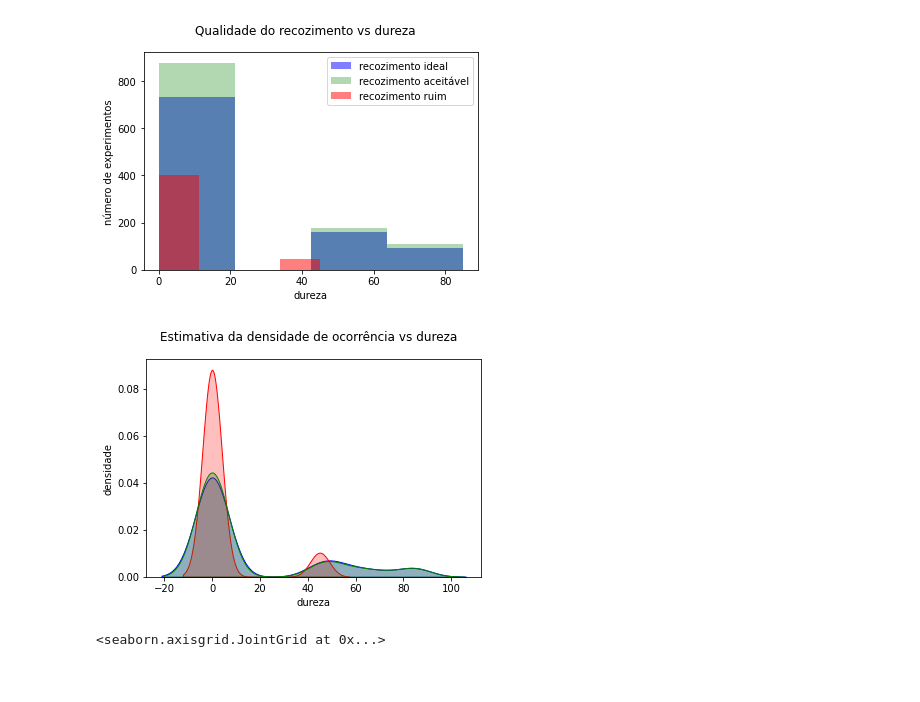
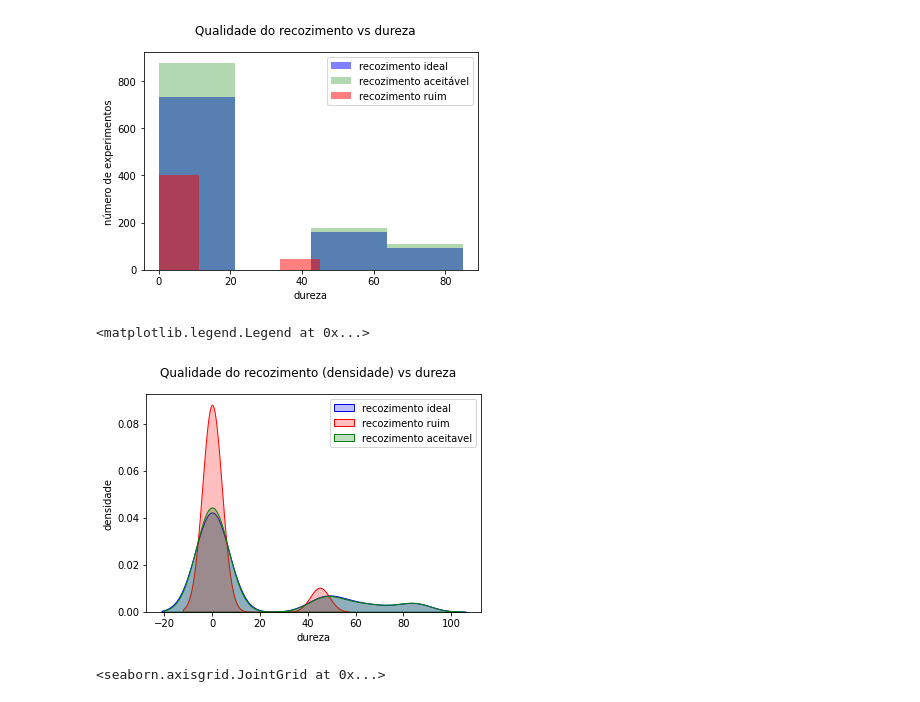
Before and after one commit to tiagottmoraes/ETL-and-EDA---Admission-test, a Jupyter notebook: 2. EDA Code.ipynb, the cells around one changed output. Saved outputs shown, nothing was run; the diff lists cells and outputs as text; code cells hidden in the pictures.

```diff
--- a/2. EDA Code.ipynb
+++ b/2. EDA Code.ipynb
@@ -194,17 +194,20 @@ ax.legend();
 # %%
 # estimativa da densidade da ocorrência
 fig, ax = plt.subplots()
 
 sns.kdeplot(df2[df2["ideal"]==1]["hardness"], shade=True, color="blue", label="recozimento ideal", ax=ax)
 sns.kdeplot(df2[df2["ruim"]==1]["hardness"], shade=True, color="red", label="recozimento ruim", ax=ax)
 sns.kdeplot(df2[df2["ruim"]==0]["hardness"], shade=True, color="green", label="recozimento aceitavel", ax=ax)
 
 ax.set_xlabel("dureza")
 ax.set_ylabel("densidade")
 
-fig.suptitle("Estimativa da densidade de ocorrência vs dureza");
+fig.suptitle("Qualidade do recozimento (densidade) vs dureza")
+
+ax.legend()
 # %% [output]
+<matplotlib.legend.Legend at 0x...>
-[figure, old version]
+[figure, new version]
 # %%
 sns.jointplot(data=df2, x="hardness", y="ideal", hue="recozimento")
 # %% [output]
```
Also changed, not shown: parts of 8 cells of this notebook, 3 other files.
